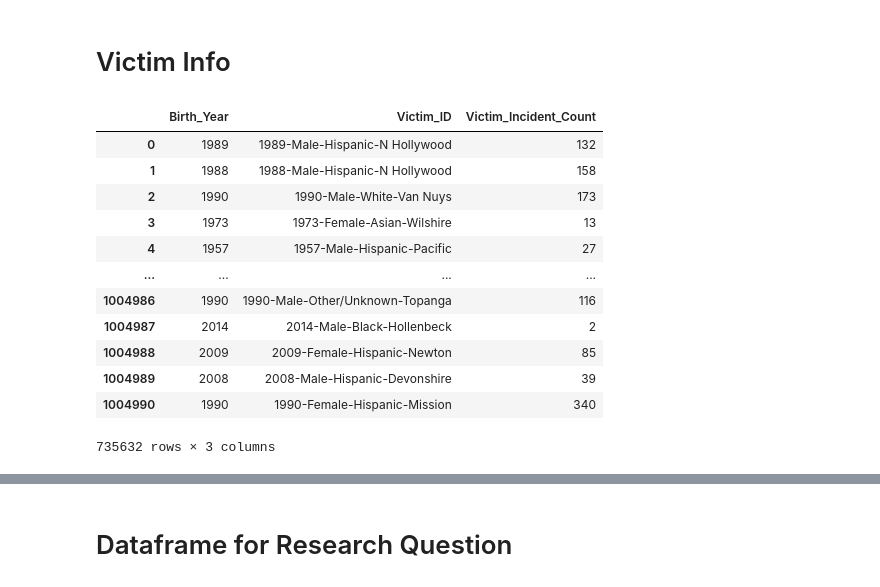
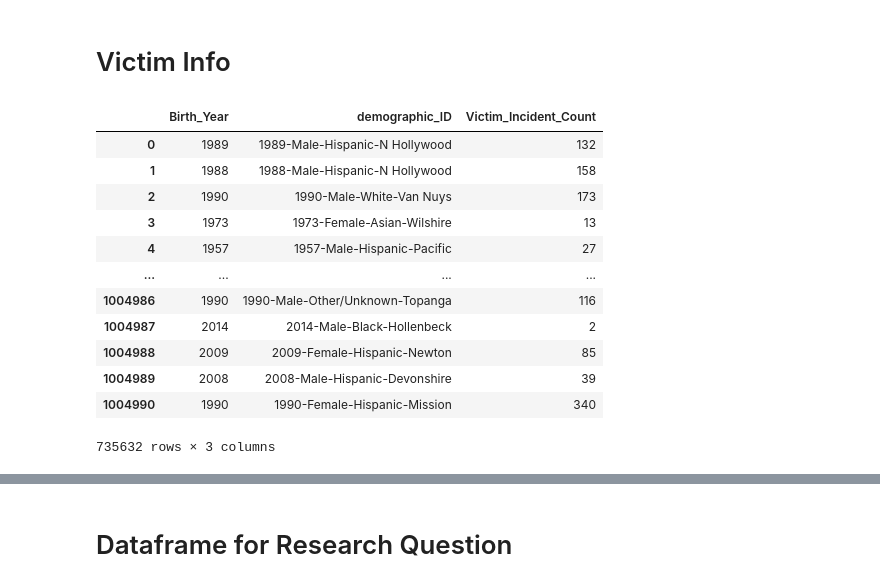
Before and after one commit to motabor153/team1A-dtsc-3601-project, a Jupyter notebook: notebooks/Sprint_2_Date_Exp_and_PrepTest3.ipynb, the cells around one changed output, grey strips where cells are left out. Drawn from its saved outputs; the diff is of its cells as text; code cells hidden in the pictures.

Commit message:
Changed victim_id to demographic_id

```diff
--- a/notebooks/Sprint_2_Date_Exp_and_PrepTest3.ipynb
+++ b/notebooks/Sprint_2_Date_Exp_and_PrepTest3.ipynb
@@ -663,13 +663,13 @@ df_v4['Incident_Year'] = df_v4['DATE OCC'].dt.year
 df_v4['Birth_Year'] = df_v4['Incident_Year'] - df_v4['Vict Age']
 # %%
 # Combine the stable features into a single string ID
-df_v4['Victim_ID'] = (df_v4['Birth_Year'].astype(int).astype(str) + '-' +
+df_v4['demographic_ID'] = (df_v4['Birth_Year'].astype(int).astype(str) + '-' +
                    df_v4['Vict_Sex_Clean'].astype(str) + '-' +
                    df_v4['Vict_Descent_Clean'].astype(str) + '-' +
                    df_v4['AREA NAME'].astype(str)) # The new component
 # Display a sample of the new IDs
 print("Sample of generated Victim IDs:")
-print(df_v4['Victim_ID'].head())
+print(df_v4['demographic_ID'].head())
 # %% [output]
 Sample of generated Victim IDs:
 0    1989-Male-Hispanic-N Hollywood
@@ -681,20 +681,20 @@ Name: Victim_ID, dtype: object
 # %%
-# Count how many times each Victim_ID appears in the dataset
-id_counts = df_v4['Victim_ID'].value_counts()
+# Count how many times each demographic_ID appears in the dataset
+id_counts = df_v4['demographic_ID'].value_counts()
 
 # Map these counts back to our main DataFrame
-df_v4['Victim_Incident_Count'] = df_v4['Victim_ID'].map(id_counts)
+df_v4['Victim_Incident_Count'] = df_v4['demographic_ID'].map(id_counts)
 
 # Create the final DataFrame containing ONLY repeat victims
 repeat_victims_df = df_v4[df_v4['Victim_Incident_Count'] > 1].copy()
 
 # Sort by victim and date to see their timelines clearly
-repeat_victims_df.sort_values(by=['Victim_ID', 'DATE OCC'], inplace=True)
+repeat_victims_df.sort_values(by=['demographic_ID', 'DATE OCC'], inplace=True)
 
 # Verify the result
 print(f"\nOriginal dataset size: {len(df_v4)} rows")
 print(f"Dataset of repeat victims: {len(repeat_victims_df)} rows")
-print(f"Number of unique repeat victims: {repeat_victims_df['Victim_ID'].nunique()}")
+print(f"Number of unique repeat victims: {repeat_victims_df['demographic_ID'].nunique()}")
 # %% [output]
 Original dataset size: 735632 rows
 Dataset of repeat victims: 732892 rows
@@ -703,12 +703,12 @@ Number of unique repeat victims: 16041
 # Victim Info
 # %%
 # Create a new dataframe with the specified columns
-vict_info = df_v4[['Birth_Year', 'Victim_ID', 'Victim_Incident_Count']].copy()
+vict_info = df_v4[['Birth_Year', 'demographic_ID', 'Victim_Incident_Count']].copy()
 
 # Display the new dataframe
 display(vict_info)
 # %% [output]
-|  | Birth_Year | Victim_ID | Victim_Incident_Count |
+|  | Birth_Year | demographic_ID | Victim_Incident_Count |
 | 0 | 1989 | 1989-Male-Hispanic-N Hollywood | 132 |
 | 1 | 1988 | 1988-Male-Hispanic-N Hollywood | 158 |
 | 2 | 1990 | 1990-Male-White-Van Nuys | 173 |
```
Also changed, not shown: parts of 2 cells of this notebook.
